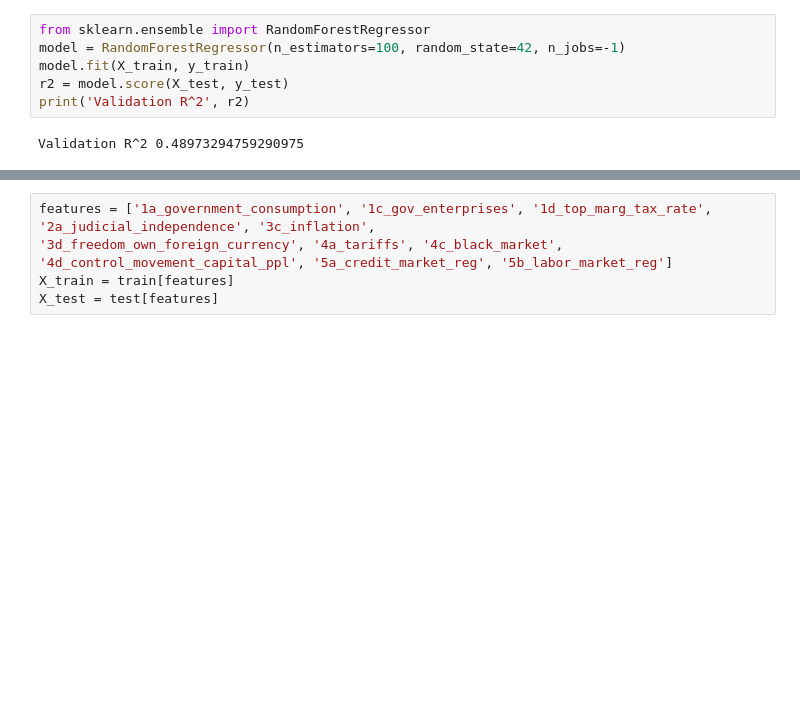
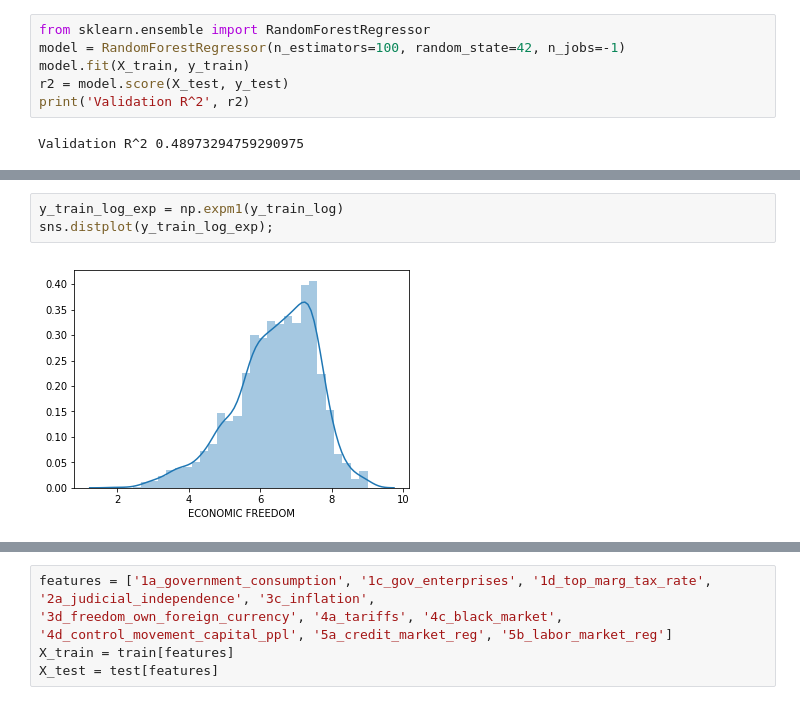
Before and after one commit to ValerieLangat/DS-Project-2---Predictive-Modeling, a Jupyter notebook: Project_2_Trial_and_Error_2.ipynb, the cells around one changed output, grey strips where cells are left out. Drawn from its saved outputs; the diff is of its cells as text; blank space fills up the shorter version.

```diff
--- a/Project_2_Trial_and_Error_2.ipynb
+++ b/Project_2_Trial_and_Error_2.ipynb
@@ -80,0 +92,5 @@ Validation R^2 0.48973294759290975
+# %%
+y_train_log_exp = np.expm1(y_train_log)
+sns.distplot(y_train_log_exp);
+# %% [output]
+[figure, added]
```
Also changed, not shown: parts of 7 cells of this notebook.
